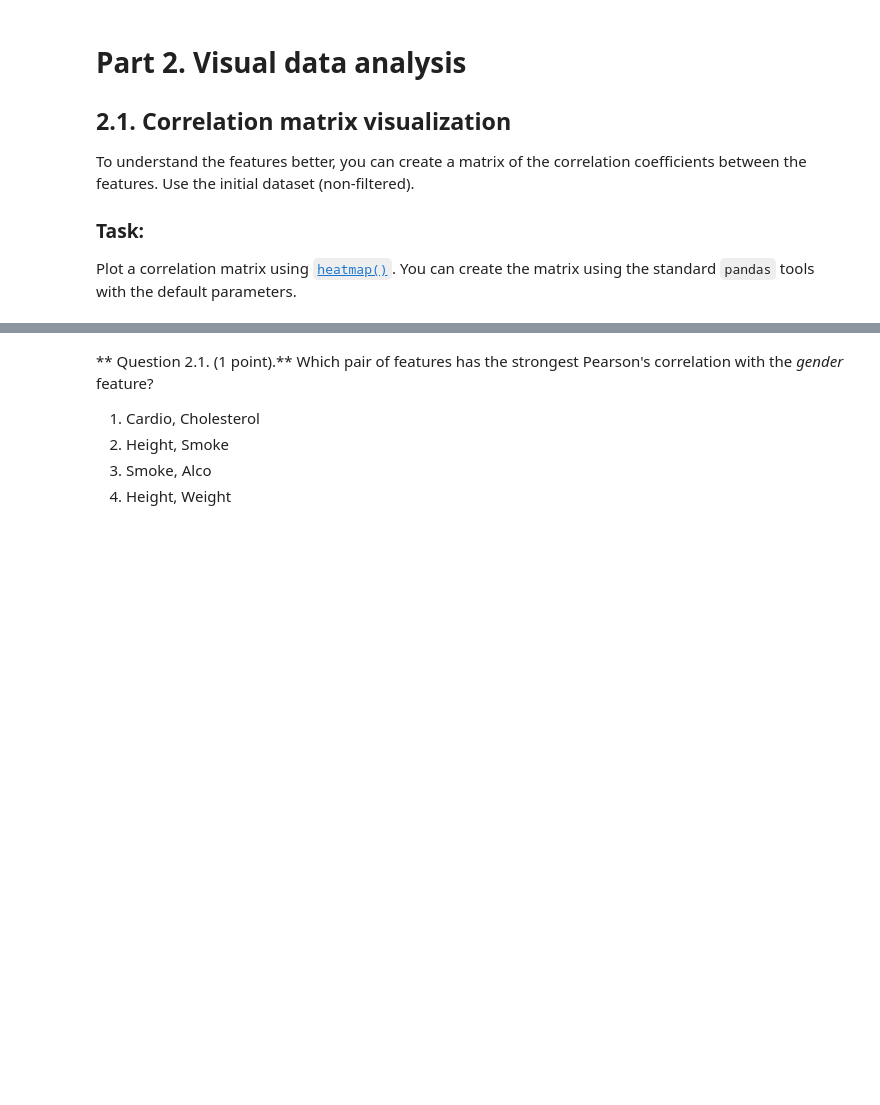
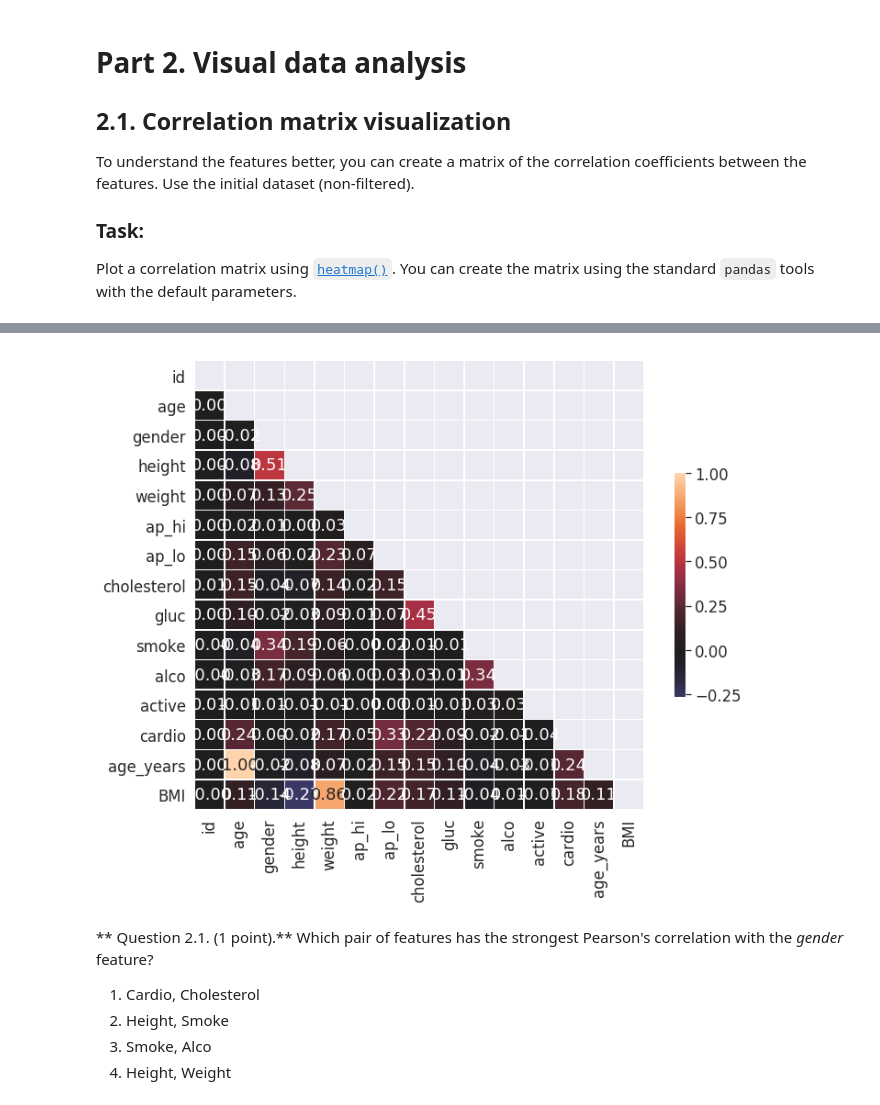
Before and after one commit to RussianJulliet/mlcourse.ai, a Jupyter notebook: Analyzing cardiovascular data .ipynb, the cells around one changed output, grey strips where cells are left out. Drawn from its saved outputs; the diff is of its cells as text; code cells hidden in the pictures; blank space fills up the shorter version.

```diff
--- a/Analyzing cardiovascular data .ipynb
+++ b/Analyzing cardiovascular data .ipynb
@@ -387,3 +410,19 @@ sns.heatmap(df.corr(method='pearson'));
+# %%
+# Calculate the correlation matrix
+df = filtered_df.copy()
+
+corr = df.corr(method='pearson')
+
+# Create a mask to hide the upper triangle of the correlation matrix (which is symmetric)
+mask = np.zeros_like(corr, dtype=np.bool)
+mask[np.triu_indices_from(mask)] = True
+
+f, ax = plt.subplots(figsize=(12, 9))
+
+sns.heatmap(corr, mask=mask, vmax=1, center=0, annot=True, fmt='.1f',
+            square=True, linewidths=.5, cbar_kws={"shrink": .5});
+# %% [output]
+[figure, added]
 # %% [markdown]
 ** Question 2.1. (1 point).** Which pair of features has the strongest Pearson's correlation with the *gender* feature?
 
```
Also changed, not shown: parts of 5 cells of this notebook.
